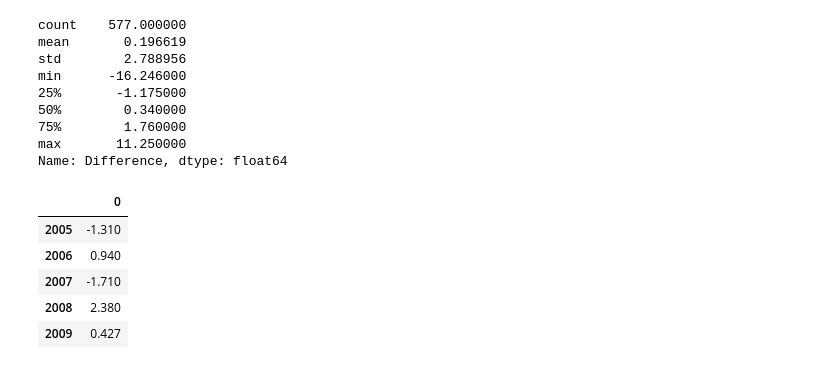
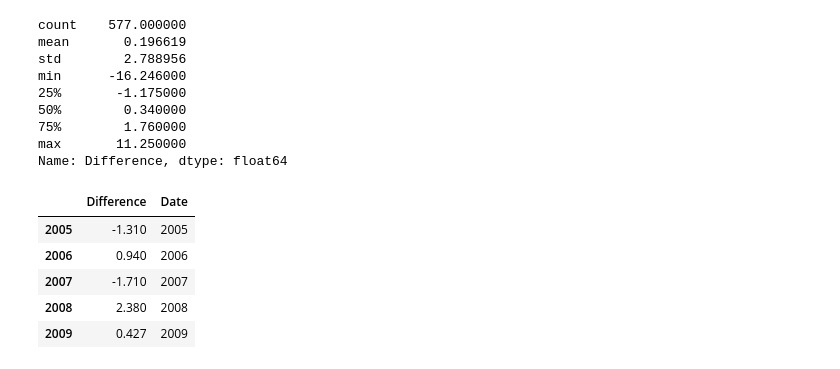
Before and after one commit to TreeNap/StockMyths, a Jupyter notebook: ETF_Correlation.ipynb, the cells around one changed output. Saved outputs shown, nothing was run; the diff lists cells and outputs as text; code cells hidden in the pictures.

```diff
--- a/ETF_Correlation.ipynb
+++ b/ETF_Correlation.ipynb
@@ -116,12 +119,14 @@ for i in range(2005,2017):
     diff=curr.tail(1)['Close'].item()-curr.head(1)['Open'].item()
     start=i
     dec_df=dec_df.append(pd.DataFrame([diff],[start]))
-# %%
-dec_df.head()
-# %% [output]
-|  | 0 |
-| 2005 | -1.310 |
-| 2006 | 0.940 |
-| 2007 | -1.710 |
-| 2008 | 2.380 |
-| 2009 | 0.427 |
+# %%
+dec_df['Date']=dec_df.index
+dec_df.columns=["Difference","Date"]
+dec_df.head()
+# %% [output]
+|  | Difference | Date |
+| 2005 | -1.310 | 2005 |
+| 2006 | 0.940 | 2006 |
+| 2007 | -1.710 | 2007 |
+| 2008 | 2.380 | 2008 |
+| 2009 | 0.427 | 2009 |
```
Also changed, not shown: parts of 5 cells of this notebook.
